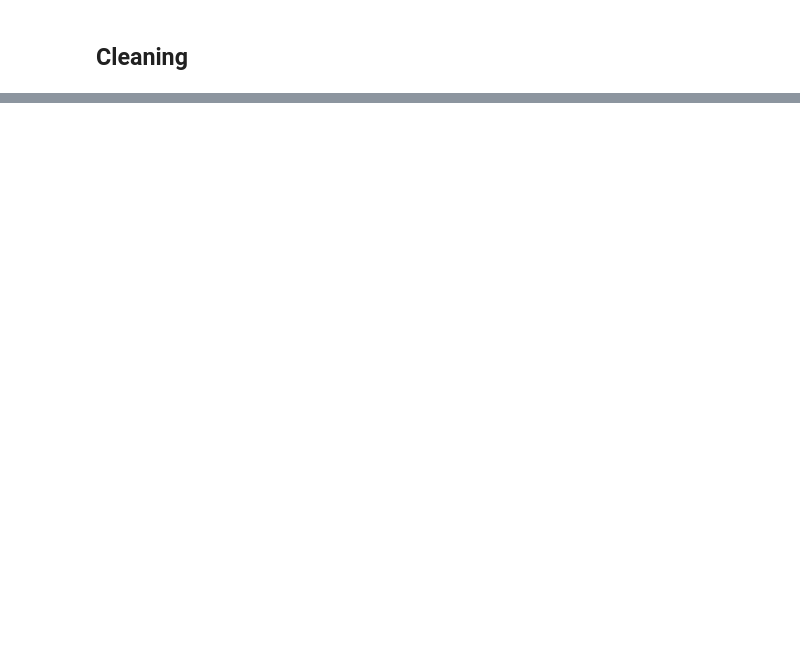
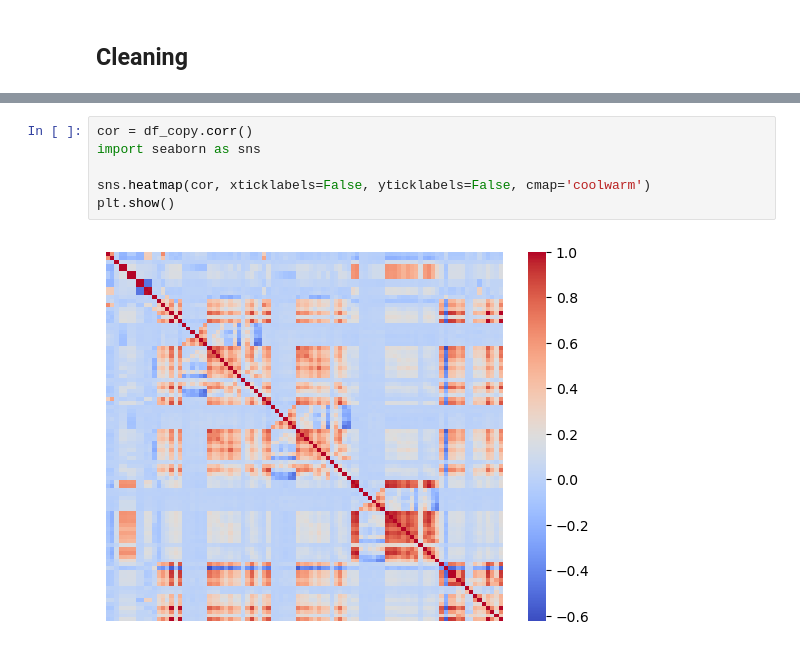
Before and after one commit to 0Davos/CS3990-ML-Final-Project, a Jupyter notebook: main.ipynb, the cells around one changed output, grey strips where cells are left out. Cells and saved outputs as stored; diff of their text form; blank space fills up the shorter version.

```diff
--- a/main.ipynb
+++ b/main.ipynb
@@ -16,0 +52,8 @@ KeyError: "['bet_type', 'open_time', 'close_time', 'book'] not found in axis"
+# %%
+cor = df_copy.corr()
+import seaborn as sns
+
+sns.heatmap(cor, xticklabels=False, yticklabels=False, cmap='coolwarm')
+plt.show()
+# %% [output]
+[figure, added]
```
Also changed, not shown: parts of 3 cells of this notebook.
